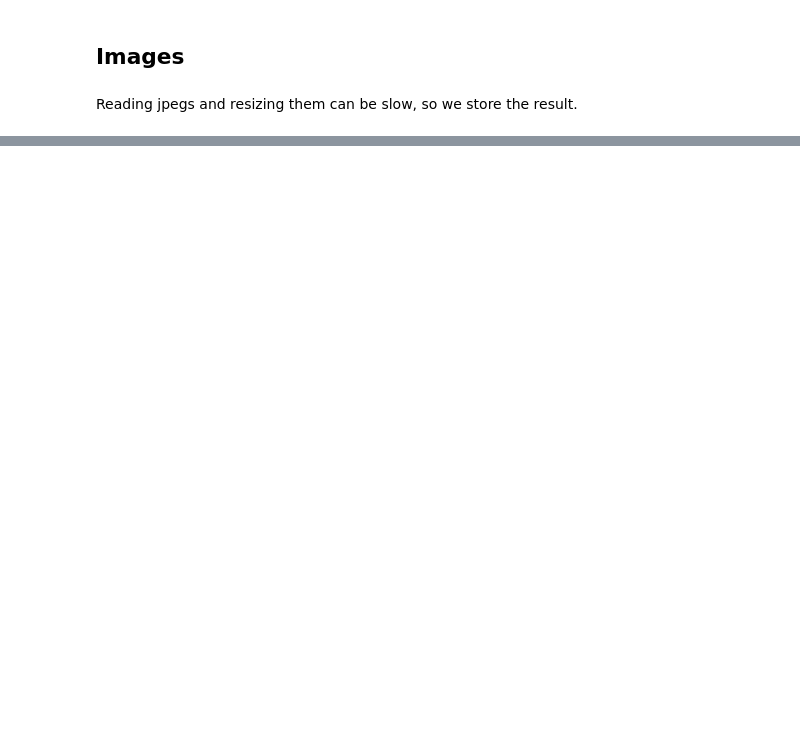
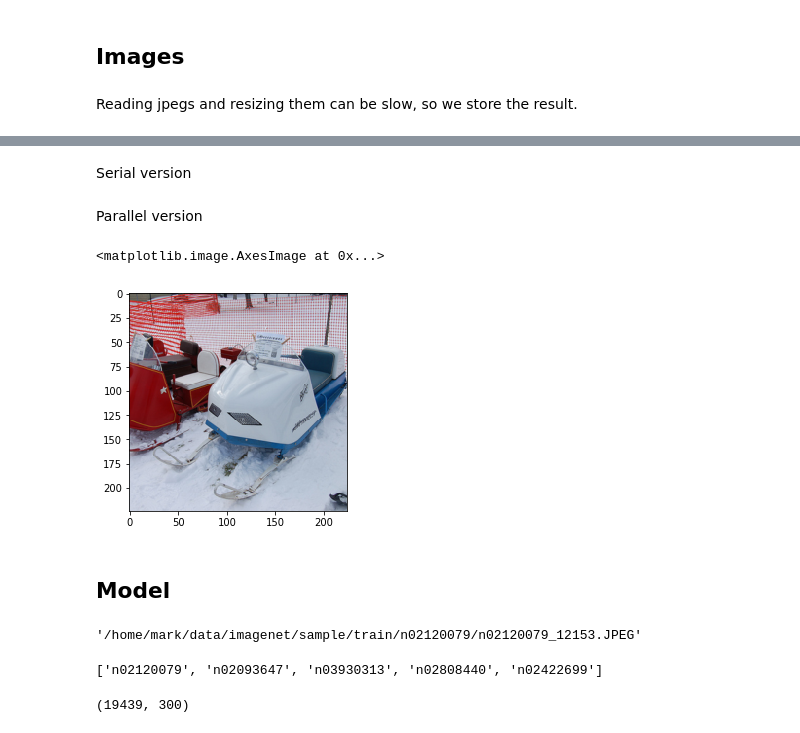
Before and after one commit to markdyousef/vs-embeddings, a Jupyter notebook: DeViSE.ipynb, the cells around one changed output, grey strips where cells are left out. Drawn from its saved outputs; the diff is of its cells as text; code cells hidden in the pictures; blank space fills up the shorter version.

```diff
--- a/DeViSE.ipynb
+++ b/DeViSE.ipynb
@@ -25,9 +30,9 @@ K.set_session(K.tf.Session(config=cfg))
 # %% [markdown]
 We'll try to do better than DeVISE and use Word2Vec trained og Google News.
 # %%
-path = '/home/mark/data/word2vec'
-w2v_path = '/home/mark/data/GoogleNews-vectors-negative300'
-wn_path = '/home/mark/data/wordnet'
+path = '/home/mark/data/datasets/nlp/word2vec/'
+w2v_path = '/home/mark/data/datasets/nlp/GoogleNews-vectors-negative300'
+wn_path = '/home/mark/data/datasets/nlp/wordnet/'
 # %%
 model = gensim.models.KeyedVectors.load_word2vec_format(w2v_path+'.bin', binary=True)
 model.save_word2vec_format(w2v_path+'.txt', binary=False)
@@ -149,0 +166,2 @@ pickle.dump(fnames, open(img_path+'fnames.pkl', 'wb'))
+# %%
+bc_path = f'{img_path}results/trn_resized{width}_r.bc'
@@ -149,0 +200,2 @@ pickle.dump(fnames, open(img_path+'fnames.pkl', 'wb'))
+# %% [markdown]
+Serial version
@@ -149,0 +205,2 @@ pickle.dump(fnames, open(img_path+'fnames.pkl', 'wb'))
+# %% [markdown]
+Parallel version
@@ -149,0 +214,9 @@ pickle.dump(fnames, open(img_path+'fnames.pkl', 'wb'))
+# %%
+arr = bcolz.open(bc_path)
+# %%
+plt.imshow(arr[-2].astype('uint8'))
+# %% [output]
+<matplotlib.image.AxesImage at 0x...>
+[figure, added]
+# %% [markdown]
+## Model
@@ -149,0 +229,15 @@ pickle.dump(fnames, open(img_path+'fnames.pkl', 'wb'))
+# %%
+fnames[0]
+# %% [output]
+'/home/mark/data/imagenet/sample/train/n02120079/n02120079_12153.JPEG'
+# %%
+def get_synset(f): return f[f.rfind('/')+1:f.find('_')]
+
+labels = list(map(get_synset, fnames))
+labels[:5]
+# %% [output]
+['n02120079', 'n02093647', 'n03930313', 'n02808440', 'n02422699']
+# %%
+vecs = np.stack([syn2wv[label] for label in labels]); vecs.shape
+# %% [output]
+(19439, 300)
```
Also changed, not shown: parts of 94 cells of this notebook.
